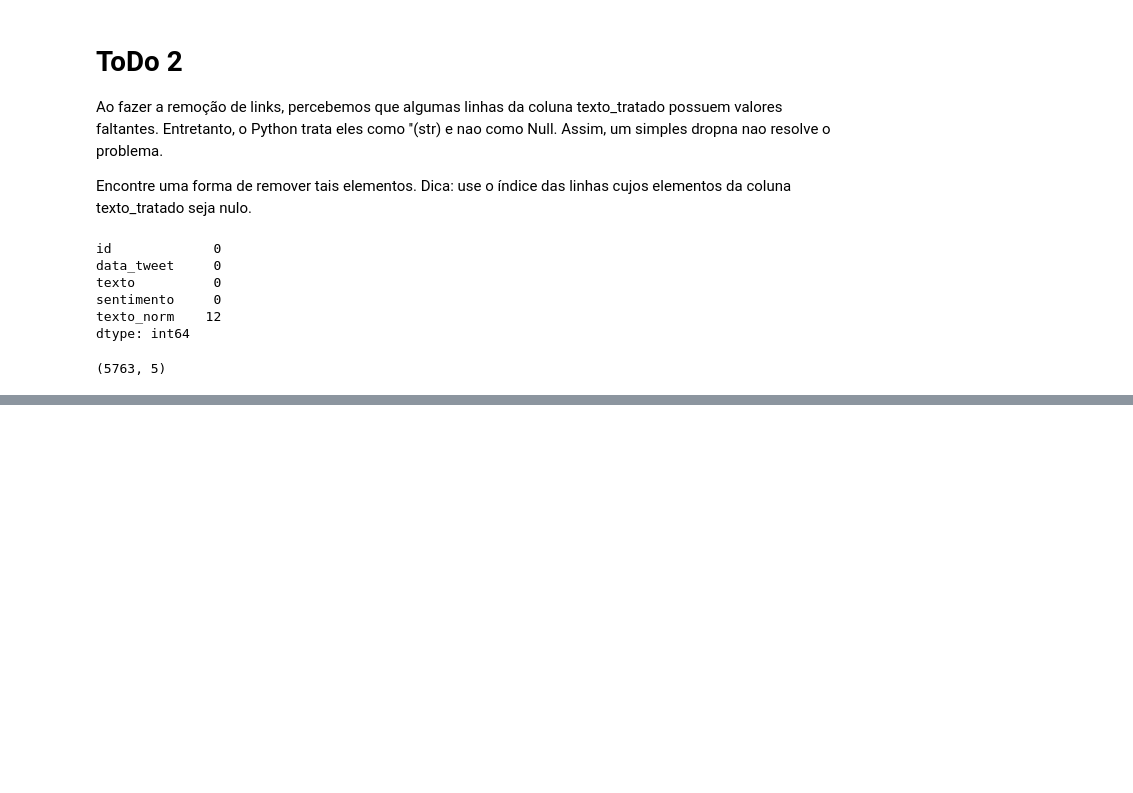
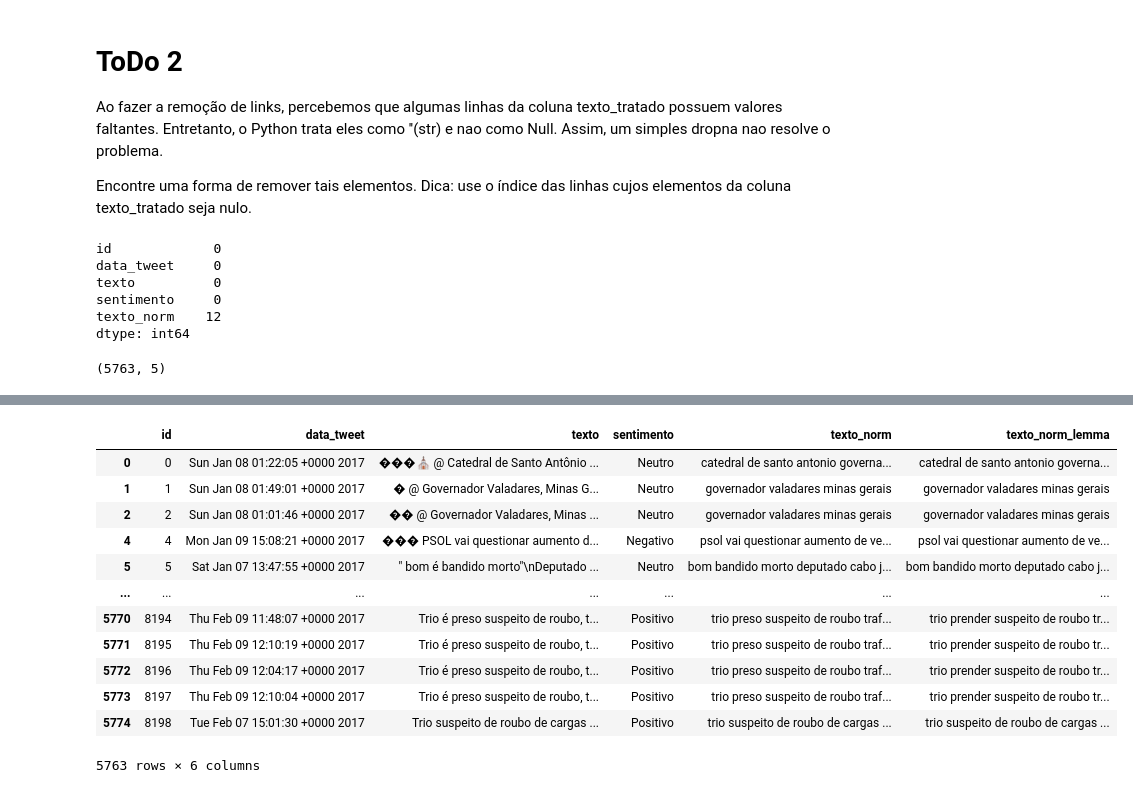
Before and after one commit to jackson-simionato/fase5_pos_tech, a Jupyter notebook: 2_Dados_Gerados_Humanos/2_3_Analise_Sentimentos_Textos/2_3_Exercicio.ipynb, the cells around one changed output, grey strips where cells are left out. Cells and saved outputs as stored; diff of their text form; code cells hidden in the pictures; blank space fills up the shorter version.

```diff
--- a/2_Dados_Gerados_Humanos/2_3_Analise_Sentimentos_Textos/2_3_Exercicio.ipynb
+++ b/2_Dados_Gerados_Humanos/2_3_Analise_Sentimentos_Textos/2_3_Exercicio.ipynb
@@ -90,0 +326,26 @@ print(df.shape)
+# %%
+import spacy
+nlp = spacy.load('pt_core_news_sm')
+# %%
+def lemmatize_verbs(text):
+    text = nlp(text)
+    text_lemmatized = [token.lemma_ if token.pos_ == 'VERB' else token.orth_ for token in text]
+    return ' '.join([t for t in text_lemmatized])
+# %%
+df['texto_norm_lemma'] = df['texto_norm'].apply(lemmatize_verbs)
+# %%
+df
+# %% [output]
+|  | id | data_tweet | texto | sentimento | texto_norm | texto_norm_lemma |
+| 0 | 0 | Sun Jan 08 01:22:05 +0000 2017 | ���⛪ @ Catedral de Santo Antônio ... | Neutro | catedral de santo antonio governa... | catedral de santo antonio governa... |
+| 1 | 1 | Sun Jan 08 01:49:01 +0000 2017 | � @ Governador Valadares, Minas G... | Neutro | governador valadares minas gerais | governador valadares minas gerais |
+| 2 | 2 | Sun Jan 08 01:01:46 +0000 2017 | �� @ Governador Valadares, Minas ... | Neutro | governador valadares minas gerais | governador valadares minas gerais |
+| 4 | 4 | Mon Jan 09 15:08:21 +0000 2017 | ��� PSOL vai questionar aumento d... | Negativo | psol vai questionar aumento de ve... | psol vai questionar aumento de ve... |
+| 5 | 5 | Sat Jan 07 13:47:55 +0000 2017 | " bom é bandido morto"\nDeputado ... | Neutro | bom bandido morto deputado cabo j... | bom bandido morto deputado cabo j... |
+| ... | ... | ... | ... | ... | ... | ... |
+| 5770 | 8194 | Thu Feb 09 11:48:07 +0000 2017 | Trio é preso suspeito de roubo, t... | Positivo | trio preso suspeito de roubo traf... | trio prender suspeito de roubo tr... |
+| 5771 | 8195 | Thu Feb 09 12:10:19 +0000 2017 | Trio é preso suspeito de roubo, t... | Positivo | trio preso suspeito de roubo traf... | trio prender suspeito de roubo tr... |
+| 5772 | 8196 | Thu Feb 09 12:04:17 +0000 2017 | Trio é preso suspeito de roubo, t... | Positivo | trio preso suspeito de roubo traf... | trio prender suspeito de roubo tr... |
+| 5773 | 8197 | Thu Feb 09 12:10:04 +0000 2017 | Trio é preso suspeito de roubo, t... | Positivo | trio preso suspeito de roubo traf... | trio prender suspeito de roubo tr... |
+| 5774 | 8198 | Tue Feb 07 15:01:30 +0000 2017 | Trio suspeito de roubo de cargas ... | Positivo | trio suspeito de roubo de cargas ... | trio suspeito de roubo de cargas ... |
+5763 rows × 6 columns
```
Also changed, not shown: parts of 43 cells of this notebook.
